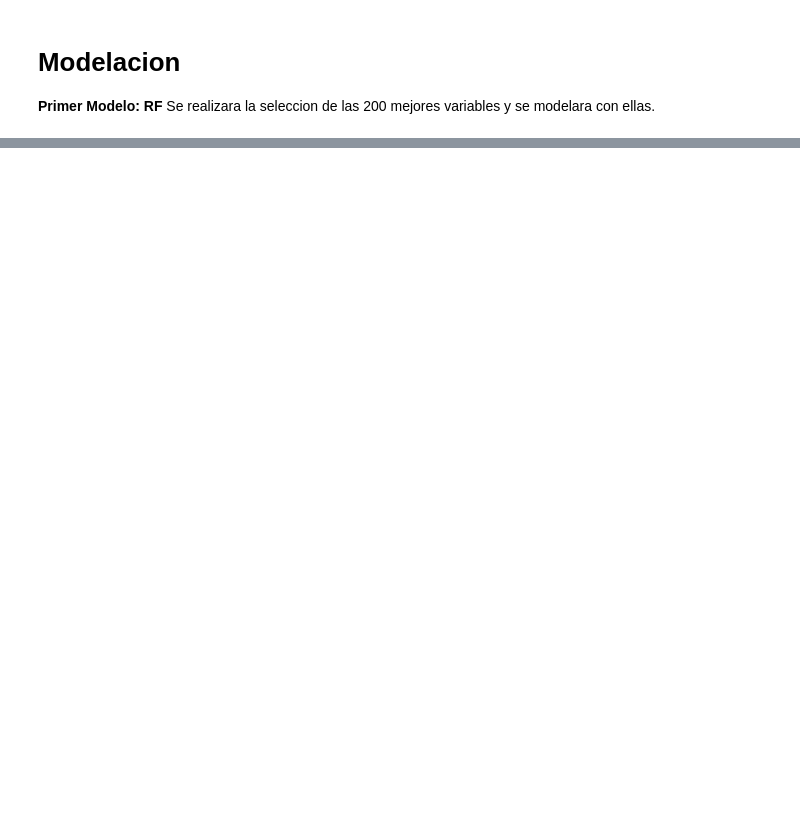
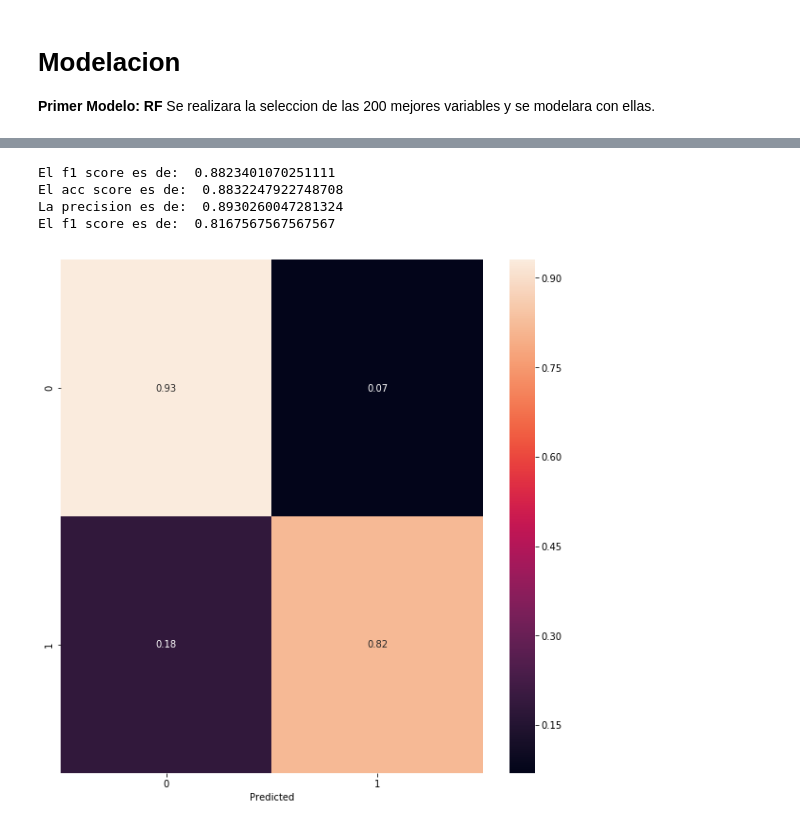
Before and after one commit to oecg/Proyecto-India, a Jupyter notebook: Proyecto India.ipynb, the cells around one changed output, grey strips where cells are left out. Drawn from its saved outputs; the diff is of its cells as text; code cells hidden in the pictures; blank space fills up the shorter version.

```diff
--- a/Proyecto India.ipynb
+++ b/Proyecto India.ipynb
@@ -283,0 +214,16 @@ X_train
+# %%
+# Validar modelo
+
+# Calcular ajuste de modelo en test
+y_pred = rfe_RF.predict(X_test)
+
+# Metricas test
+evaluate_model(y_test, y_pred)
+
+matconfision(y_test, y_pred)
+# %% [output]
+El f1 score es de:  0.8823401070251111
+El acc score es de:  0.8832247922748708
+La precision es de:  0.8930260047281324
+El f1 score es de:  0.8167567567567567
+[figure, added]
```
Also changed, not shown: parts of 16 cells of this notebook.
